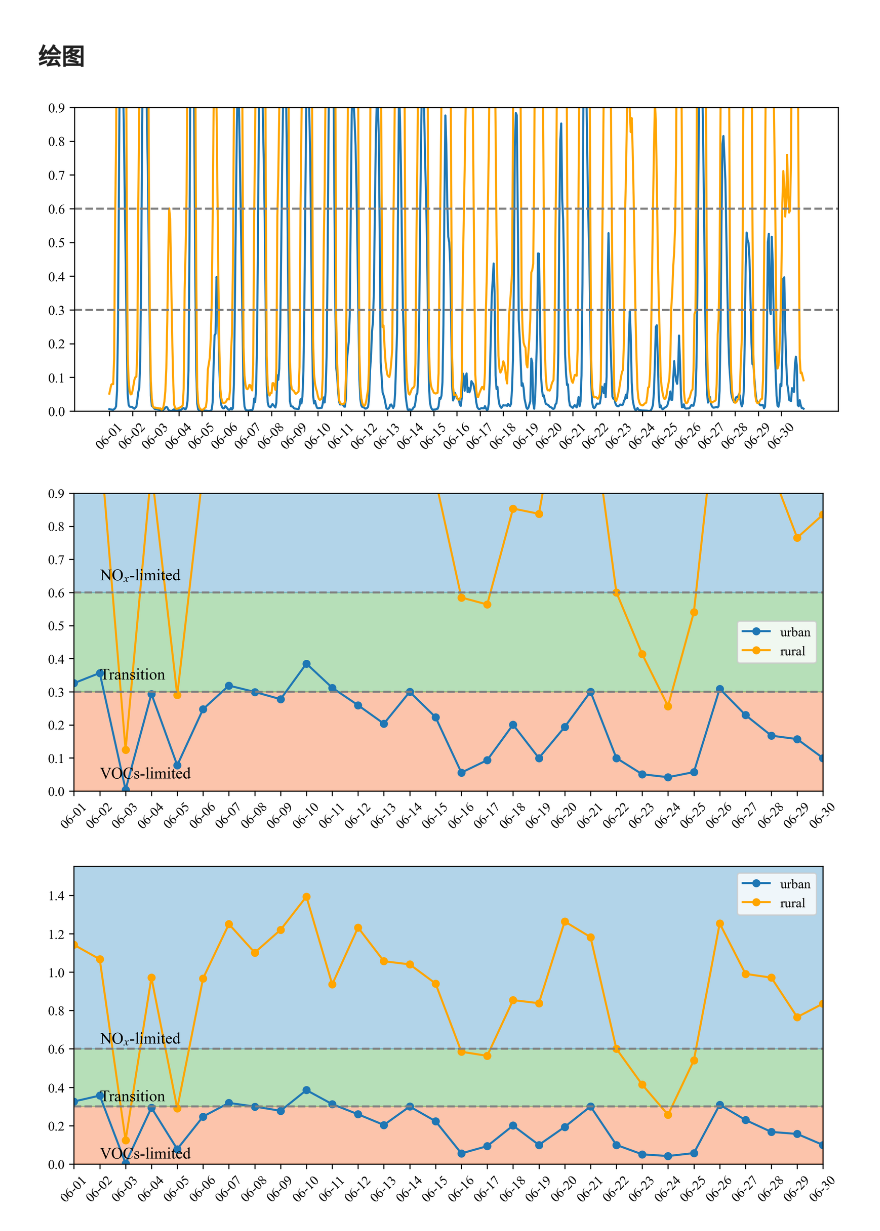
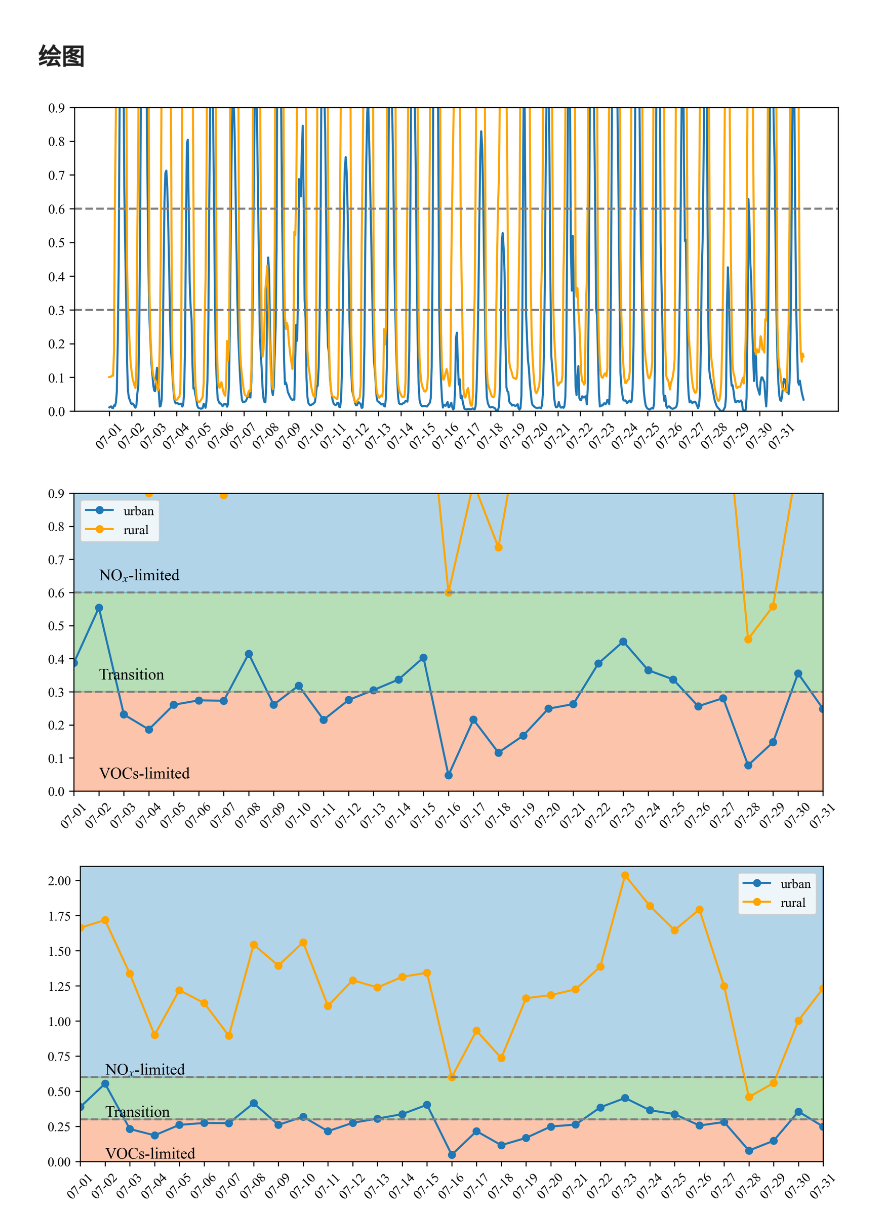
Before and after one commit to Iphisxu/AQ_2307, a Jupyter notebook: scripts/Plot_PA/IRR_line.ipynb, the cells around one changed output. Cells and saved outputs as stored; diff of their text form; code cells hidden in the pictures.

```diff
--- a/scripts/Plot_PA/IRR_line.ipynb
+++ b/scripts/Plot_PA/IRR_line.ipynb
@@ -90,38 +92,42 @@ ub_day.shape
 # %% [markdown]
 ## 绘图
 # %%
+monthhours = 744
+
 fig=plt.figure(figsize=(10,4),dpi=300)
 ax=fig.subplots(1,1)
 
-ts = np.arange(0,720)
+ts = np.arange(0,monthhours)
 ax.plot(ts,mean_ub,linestyle='-',color='tab:blue',label='urban')
 ax.plot(ts,mean_rr,linestyle='-',color='orange',label='rural')
 
 ax.axhline(y=0.3,linestyle='--',color='gray')
 ax.axhline(y=0.6,linestyle='--',color='gray')
 ax.set_ylim(0,0.9)
 
-ax.set_xticks(np.arange(0,720,24))
-ax.set_xticklabels(pd.date_range('2023-06-01','2023-06-30',freq='D').strftime('%m-%d'),rotation=45)
+ax.set_xticks(np.arange(0,monthhours,24))
+ax.set_xticklabels(pd.date_range('2023-07-01','2023-07-31',freq='D').strftime('%m-%d'),rotation=45)
 
 plt.show()
 # %% [output]
-[figure, old version]
+[figure, new version]
 # %%
+monthdays = 31
+
 fig=plt.figure(figsize=(10,4),dpi=300)
 ax=fig.subplots(1,1)
 
-ts = np.arange(0,30)
+ts = np.arange(0,monthdays)
 ax.plot(ts,ub_day,marker='.',markersize=10,color='tab:blue',label='urban')
 ax.plot(ts,rr_day,marker='.',markersize=10,color='orange',label='rural')
 
 ax.axhline(y=0.3,linestyle='--',color='gray')
 ax.axhline(y=0.6,linestyle='--',color='gray')
-ax.set_xlim(0,29)
+ax.set_xlim(0,monthdays-1)
 ax.set_ylim(0,0.9)
 
-ax.set_xticks(np.arange(0,30))
-ax.set_xticklabels(pd.date_range('2023-06-01','2023-06-30',freq='D').strftime('%m-%d'),rotation=45)
+ax.set_xticks(np.arange(0,monthdays))
+ax.set_xticklabels(pd.date_range('2023-07-01','2023-07-31',freq='D').strftime('%m-%d'),rotation=45)
 ax.legend()
 
 ax.fill_between(ts, 0, 0.3, color='#fb8b58',alpha=0.5)
@@ -134,27 +140,29 @@ ax.text(x=1,y=0.65,s='NO$_x$-limited',ha='left',va='center',fontsize=12)
 
 plt.show()
 # %% [output]
-[figure, old version]
+[figure, new version]
 # %%
+monthdays = 31
+
 fig=plt.figure(figsize=(10,4),dpi=300)
 ax=fig.subplots(1,1)
 
-ts = np.arange(0,30)
+ts = np.arange(0,monthdays)
 ax.plot(ts,ub_day,marker='.',markersize=10,color='tab:blue',label='urban')
 ax.plot(ts,rr_day,marker='.',markersize=10,color='orange',label='rural')
 
 ax.axhline(y=0.3,linestyle='--',color='gray')
 ax.axhline(y=0.6,linestyle='--',color='gray')
-ax.set_xlim(0,29)
-ax.set_ylim(0,1.55)
+ax.set_xlim(0,monthdays-1)
+ax.set_ylim(0,2.1)
 
-ax.set_xticks(np.arange(0,30))
-ax.set_xticklabels(pd.date_range('2023-06-01','2023-06-30',freq='D').strftime('%m-%d'),rotation=45)
+ax.set_xticks(np.arange(0,monthdays))
+ax.set_xticklabels(pd.date_range('2023-07-01','2023-07-31',freq='D').strftime('%m-%d'),rotation=45)
 ax.legend()
 
 ax.fill_between(ts, 0, 0.3, color='#fb8b58',alpha=0.5)
 ax.fill_between(ts, 0.3, 0.6, color='#6ec173',alpha=0.5)
-ax.fill_between(ts, 0.6, 1.55, color='#66abd4',alpha=0.5)
+ax.fill_between(ts, 0.6, 2.1, color='#66abd4',alpha=0.5)
 
 ax.text(x=1,y=0.05,s='VOCs-limited',ha='left',va='center',fontsize=12)
 ax.text(x=1,y=0.35,s='Transition',ha='left',va='center',fontsize=12)
@@ -162,4 +170,4 @@ ax.text(x=1,y=0.65,s='NO$_x$-limited',ha='left',va='center',fontsize=12)
 
 plt.show()
 # %% [output]
-[figure, old version]
+[figure, new version]
```
Also changed, not shown: parts of 5 cells of this notebook, 16 other files.
